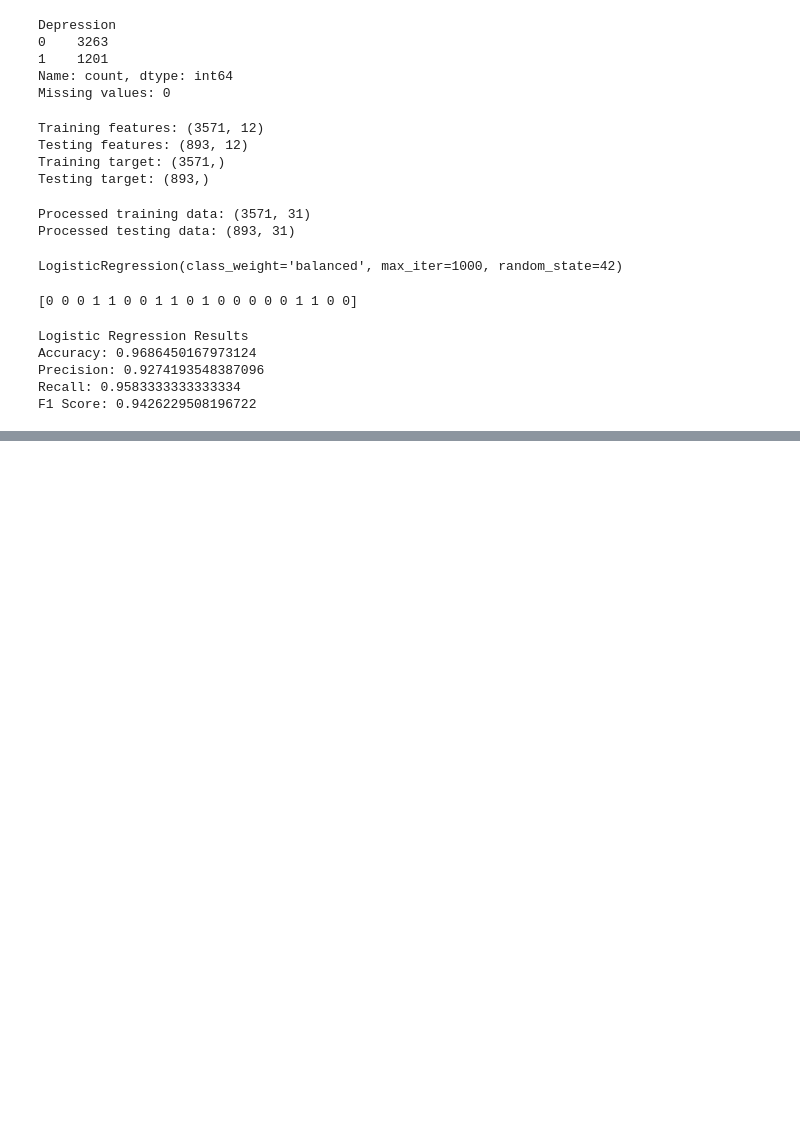
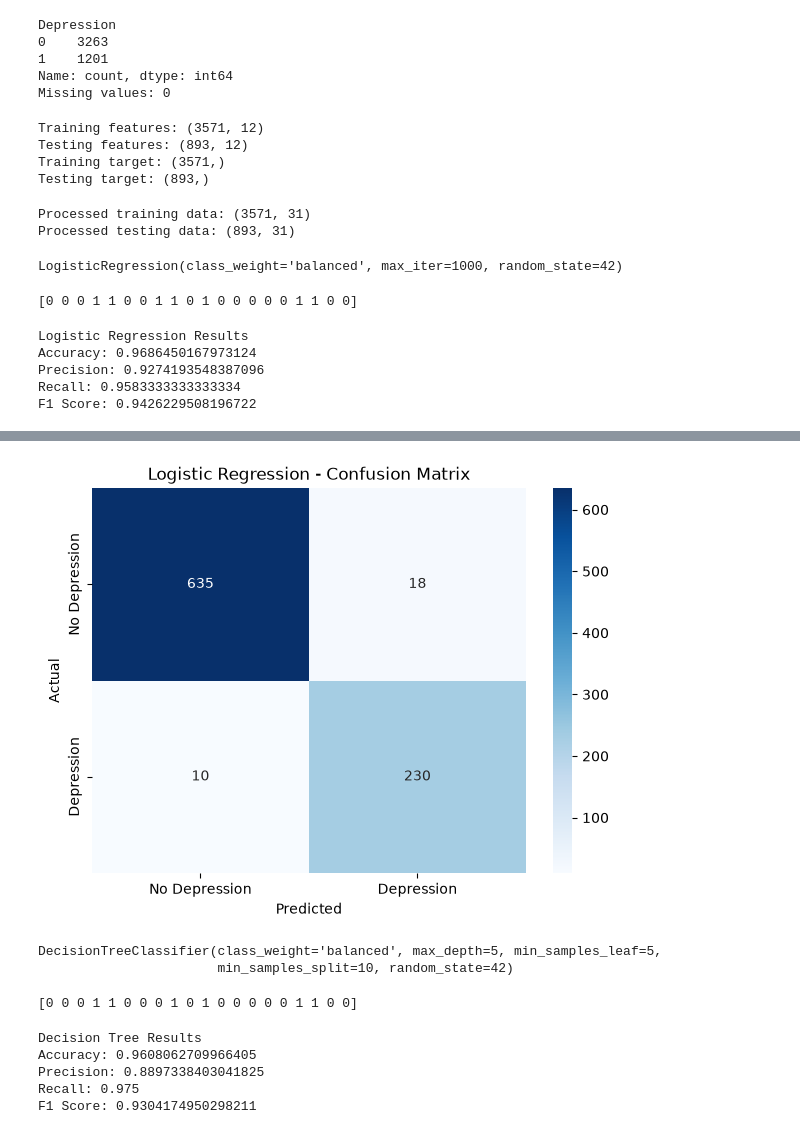
Before and after one commit to Zohra-tech/Student-Depression-Prediction, a Jupyter notebook: notebooks/Student_Depression_Analysis.ipynb, the cells around one changed output, grey strips where cells are left out. Drawn from its saved outputs; the diff is of its cells as text; code cells hidden in the pictures; blank space fills up the shorter version.

Commit message:
decision tree

```diff
--- a/notebooks/Student_Depression_Analysis.ipynb
+++ b/notebooks/Student_Depression_Analysis.ipynb
@@ -343,0 +359,21 @@ F1 Score: 0.9426229508196722
+# %%
+cm = confusion_matrix(target_test, logistic_predictions)
+
+plt.figure(figsize=(7, 5))
+
+sns.heatmap(
+    cm,
+    annot=True,
+    fmt="d",
+    cmap="Blues",
+    xticklabels=["No Depression", "Depression"],
+    yticklabels=["No Depression", "Depression"]
+)
+
+plt.title("Logistic Regression - Confusion Matrix")
+plt.xlabel("Predicted")
+plt.ylabel("Actual")
+
+plt.show()
+# %% [output]
+[figure, added]
@@ -343,0 +389,42 @@ F1 Score: 0.9426229508196722
+# %%
+decision_tree_model.fit(
+    features_train_processed,
+    target_train
+)
+# %% [output]
+DecisionTreeClassifier(class_weight='balanced', max_depth=5, min_samples_leaf=5,
+                       min_samples_split=10, random_state=42)
+# %%
+decision_tree_predictions = decision_tree_model.predict(
+    features_test_processed
+)
+
+print(decision_tree_predictions[:20])
+# %% [output]
+[0 0 0 1 1 0 0 0 1 0 1 0 0 0 0 0 1 1 0 0]
+# %%
+from sklearn.metrics import (
+    accuracy_score,
+    precision_score,
+    recall_score,
+    f1_score,
+    roc_auc_score,
+    classification_report,
+    confusion_matrix
+)
+
+print("Decision Tree Results")
+
+print("Accuracy:", accuracy_score(target_test, decision_tree_predictions))
+
+print("Precision:", precision_score(target_test, decision_tree_predictions))
+
+print("Recall:", recall_score(target_test, decision_tree_predictions))
+
+print("F1 Score:", f1_score(target_test, decision_tree_predictions))
+# %% [output]
+Decision Tree Results
+Accuracy: 0.9608062709966405
+Precision: 0.8897338403041825
+Recall: 0.975
+F1 Score: 0.9304174950298211
```
Also changed, not shown: parts of 5 cells of this notebook, 1 other file.
